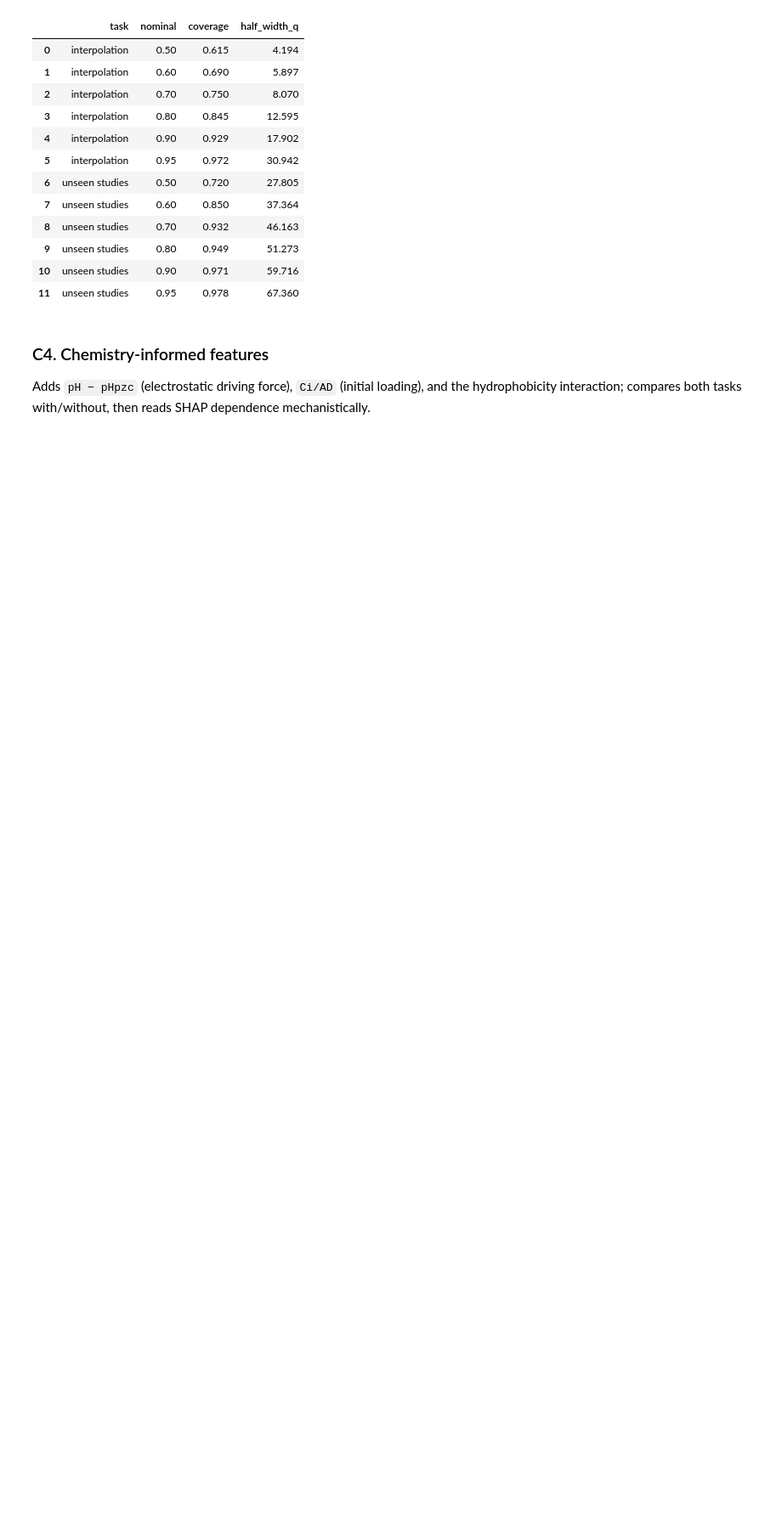
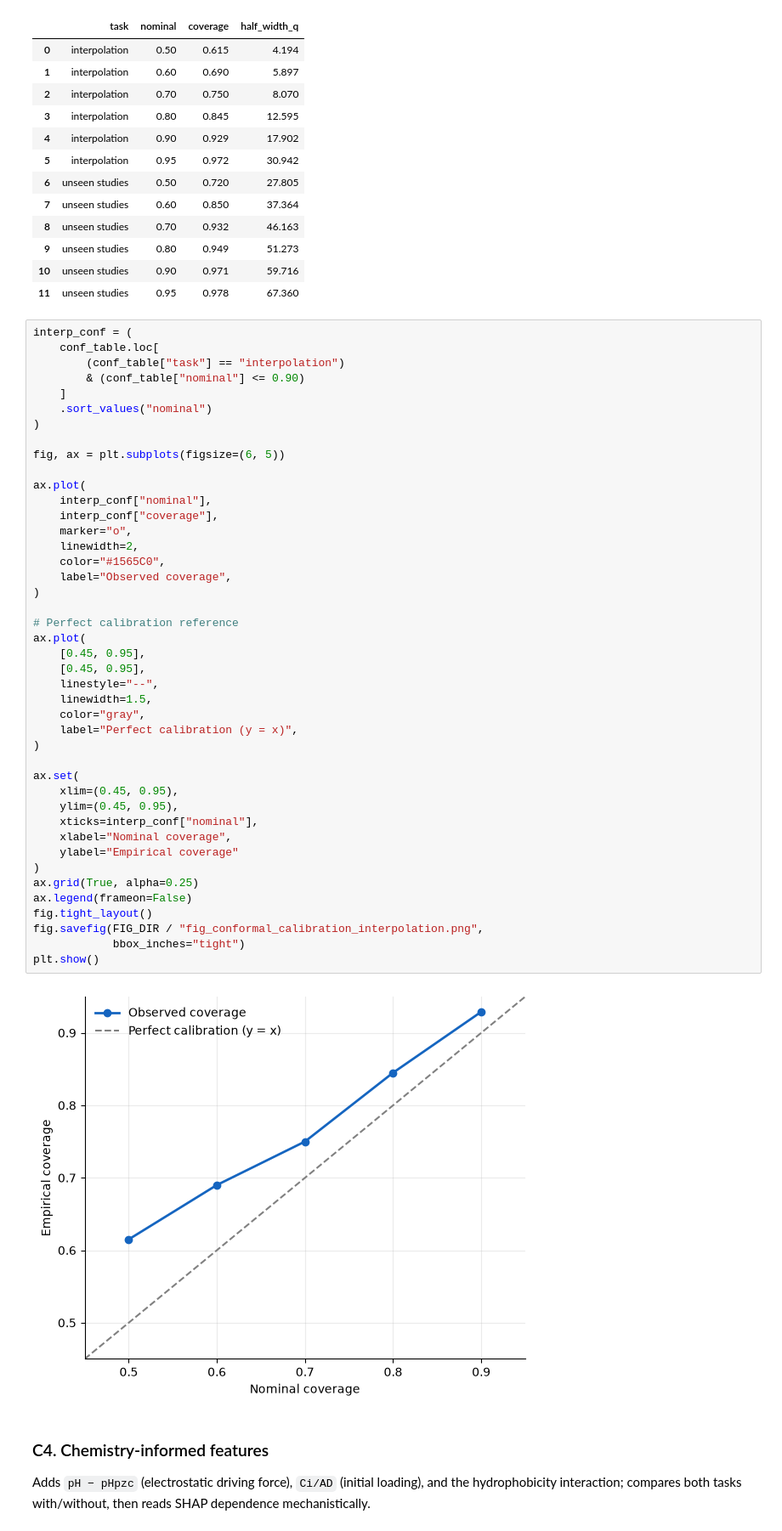
Before and after one commit to thanhtrunghuynh93/GreenX_BaoTien_project, a Jupyter notebook: notebooks/cross_study_analysis.ipynb, the cells around one changed output. Shown at 85% size. Saved outputs shown, nothing was run; the diff lists cells and outputs as text; blank space fills up the shorter version.

Commit message:
Update split conformal interval graph

```diff
--- a/notebooks/cross_study_analysis.ipynb
+++ b/notebooks/cross_study_analysis.ipynb
@@ -190,6 +190,51 @@ conf_table
 | 9 | unseen studies | 0.80 | 0.949 | 51.273 |
 | 10 | unseen studies | 0.90 | 0.971 | 59.716 |
 | 11 | unseen studies | 0.95 | 0.978 | 67.360 |
+# %%
+interp_conf = (
+    conf_table.loc[
+        (conf_table["task"] == "interpolation")
+        & (conf_table["nominal"] <= 0.90)
+    ]
+    .sort_values("nominal")
+)
+
+fig, ax = plt.subplots(figsize=(6, 5))
+
+ax.plot(
+    interp_conf["nominal"],
+    interp_conf["coverage"],
+    marker="o",
+    linewidth=2,
+    color="#1565C0",
+    label="Observed coverage",
+)
+
+# Perfect calibration reference
+ax.plot(
+    [0.45, 0.95],
+    [0.45, 0.95],
+    linestyle="--",
+    linewidth=1.5,
+    color="gray",
+    label="Perfect calibration (y = x)",
+)
+
+ax.set(
+    xlim=(0.45, 0.95),
+    ylim=(0.45, 0.95),
+    xticks=interp_conf["nominal"],
+    xlabel="Nominal coverage",
+    ylabel="Empirical coverage"
+)
+ax.grid(True, alpha=0.25)
+ax.legend(frameon=False)
+fig.tight_layout()
+fig.savefig(FIG_DIR / "fig_conformal_calibration_interpolation.png",
+            bbox_inches="tight")
+plt.show()
+# %% [output]
+[figure, added]
 # %% [markdown]
 ### C4. Chemistry-informed features
 Adds `pH − pHpzc` (electrostatic driving force), `Ci/AD` (initial loading), and the hydrophobicity interaction; compares both tasks with/without, then reads SHAP dependence mechanistically.
```
Also changed, not shown: parts of 2 cells of this notebook, 7 other files.
